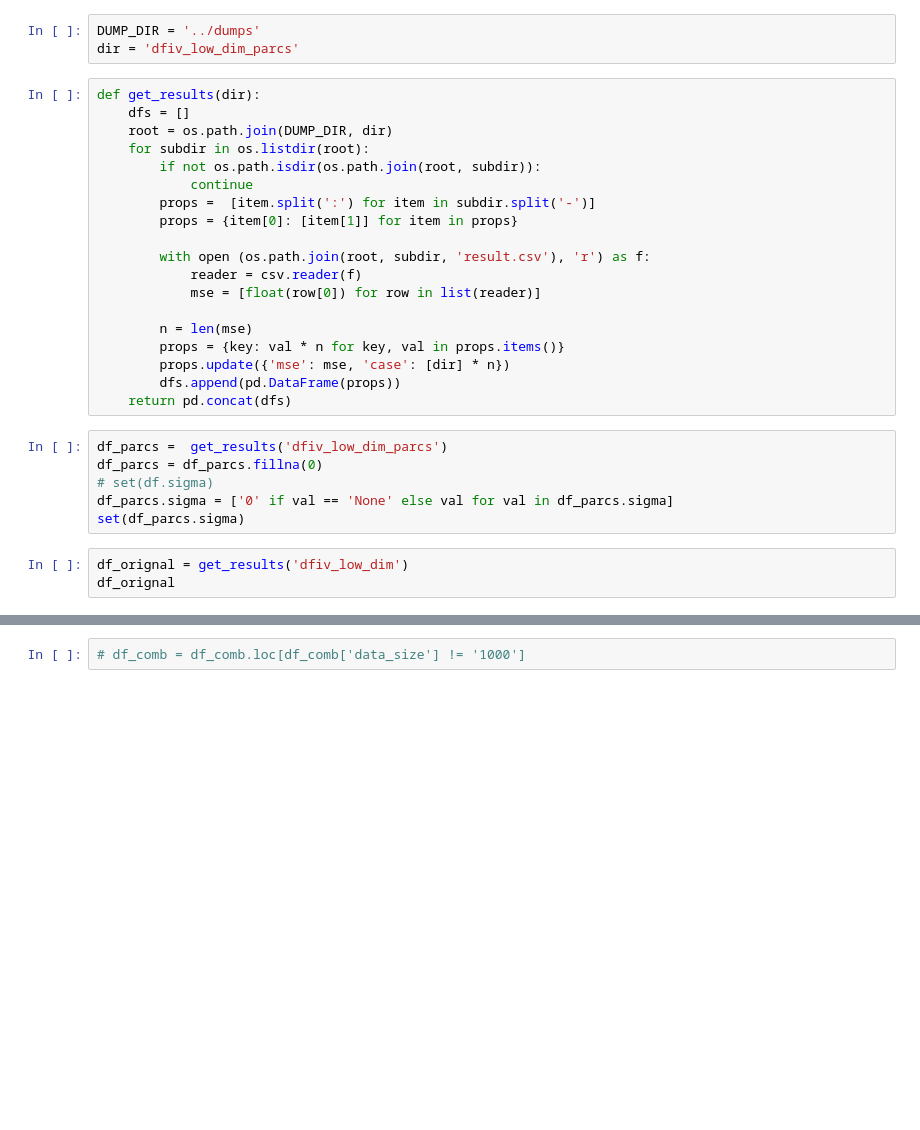
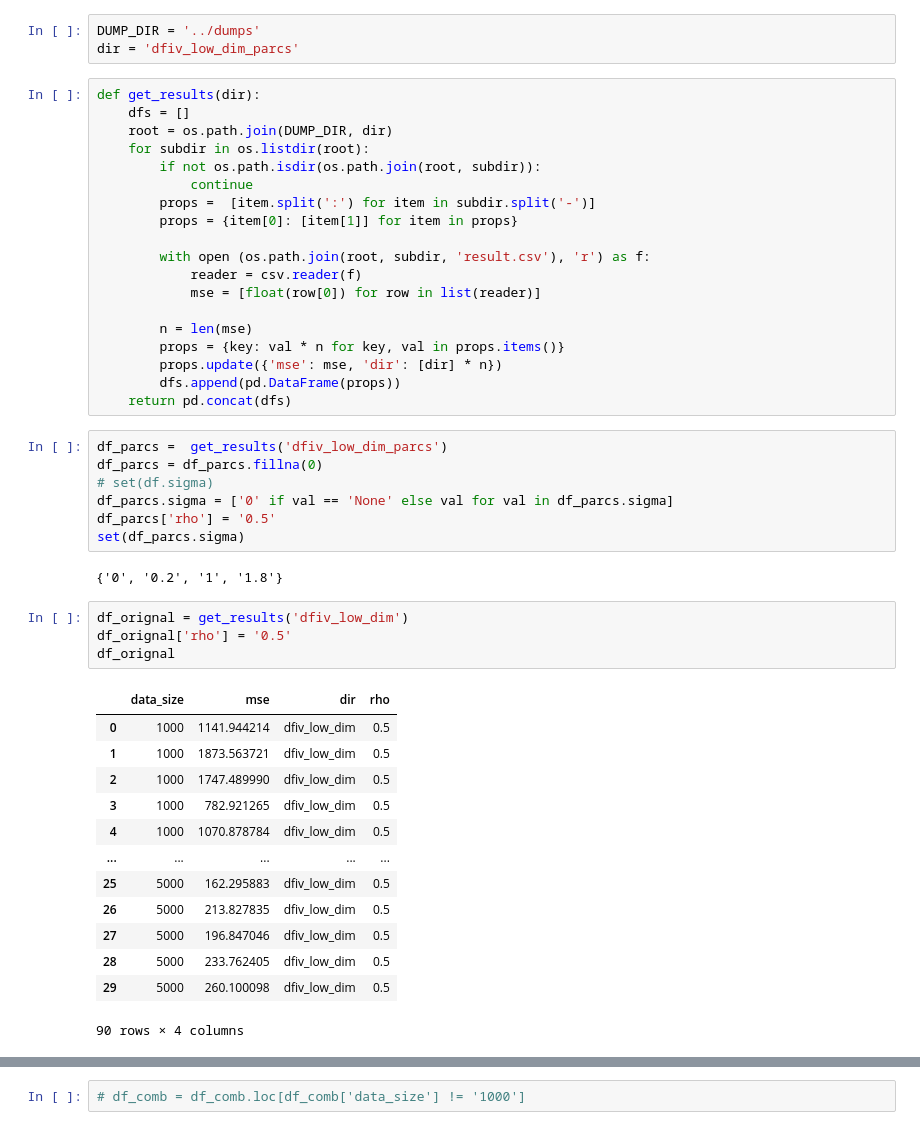
Before and after one commit to Jasmineqy0/DeepFeatureIV, a Jupyter notebook: viz/viz.ipynb, the cells around one changed output, grey strips where cells are left out. Cells and saved outputs as stored; diff of their text form; blank space fills up the shorter version.

```diff
--- a/viz/viz.ipynb
+++ b/viz/viz.ipynb
@@ -33,7 +33,7 @@ def get_results(dir):
 
         n = len(mse)
         props = {key: val * n for key, val in props.items()}
-        props.update({'mse': mse, 'case': [dir] * n})
+        props.update({'mse': mse, 'dir': [dir] * n})
         dfs.append(pd.DataFrame(props))
     return pd.concat(dfs)
 # %%
@@ -41,10 +41,28 @@ df_parcs =  get_results('dfiv_low_dim_parcs')
 df_parcs = df_parcs.fillna(0)
 # set(df.sigma)
 df_parcs.sigma = ['0' if val == 'None' else val for val in df_parcs.sigma]
+df_parcs['rho'] = '0.5'
 set(df_parcs.sigma)
+# %% [output]
+{'0', '0.2', '1', '1.8'}
 # %%
 df_orignal = get_results('dfiv_low_dim')
+df_orignal['rho'] = '0.5'
 df_orignal
+# %% [output]
+|  | data_size | mse | dir | rho |
+| 0 | 1000 | 1141.944214 | dfiv_low_dim | 0.5 |
+| 1 | 1000 | 1873.563721 | dfiv_low_dim | 0.5 |
+| 2 | 1000 | 1747.489990 | dfiv_low_dim | 0.5 |
+| 3 | 1000 | 782.921265 | dfiv_low_dim | 0.5 |
+| 4 | 1000 | 1070.878784 | dfiv_low_dim | 0.5 |
+| ... | ... | ... | ... | ... |
+| 25 | 5000 | 162.295883 | dfiv_low_dim | 0.5 |
+| 26 | 5000 | 213.827835 | dfiv_low_dim | 0.5 |
+| 27 | 5000 | 196.847046 | dfiv_low_dim | 0.5 |
+| 28 | 5000 | 233.762405 | dfiv_low_dim | 0.5 |
+| 29 | 5000 | 260.100098 | dfiv_low_dim | 0.5 |
+90 rows × 4 columns
 # %%
 df_comb = pd.concat([df_parcs, df_orignal])
 df_comb
```
Also changed, not shown: parts of 16 cells of this notebook.
